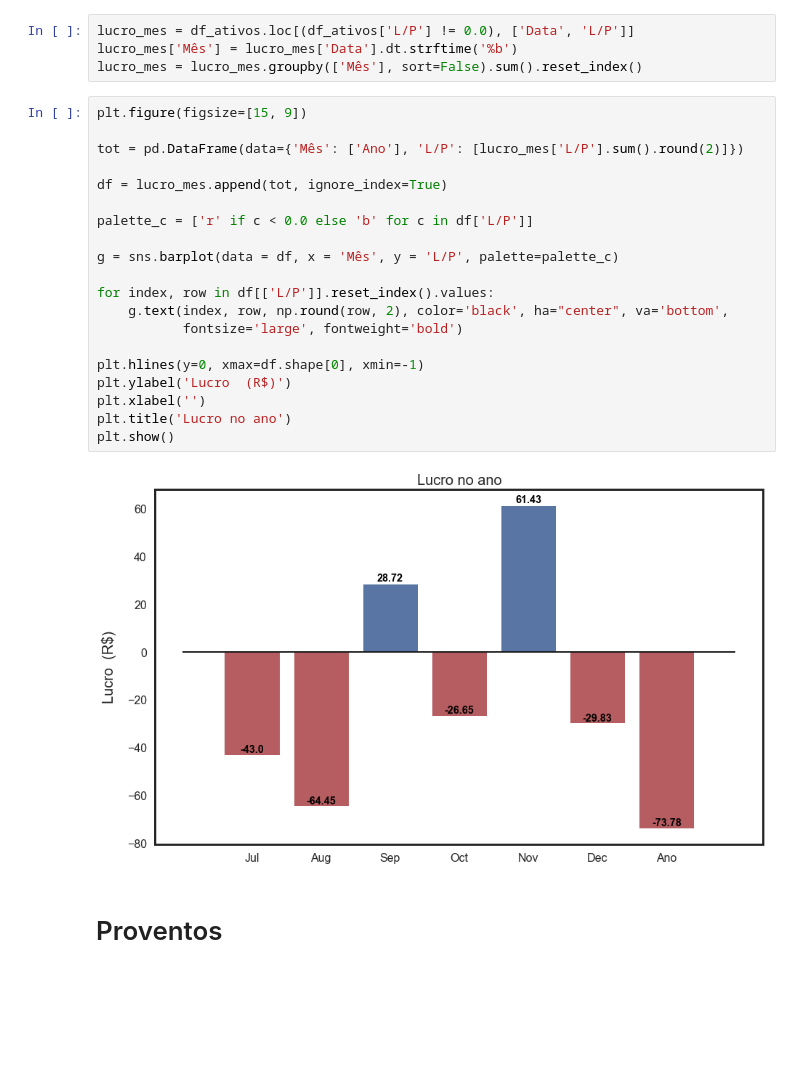
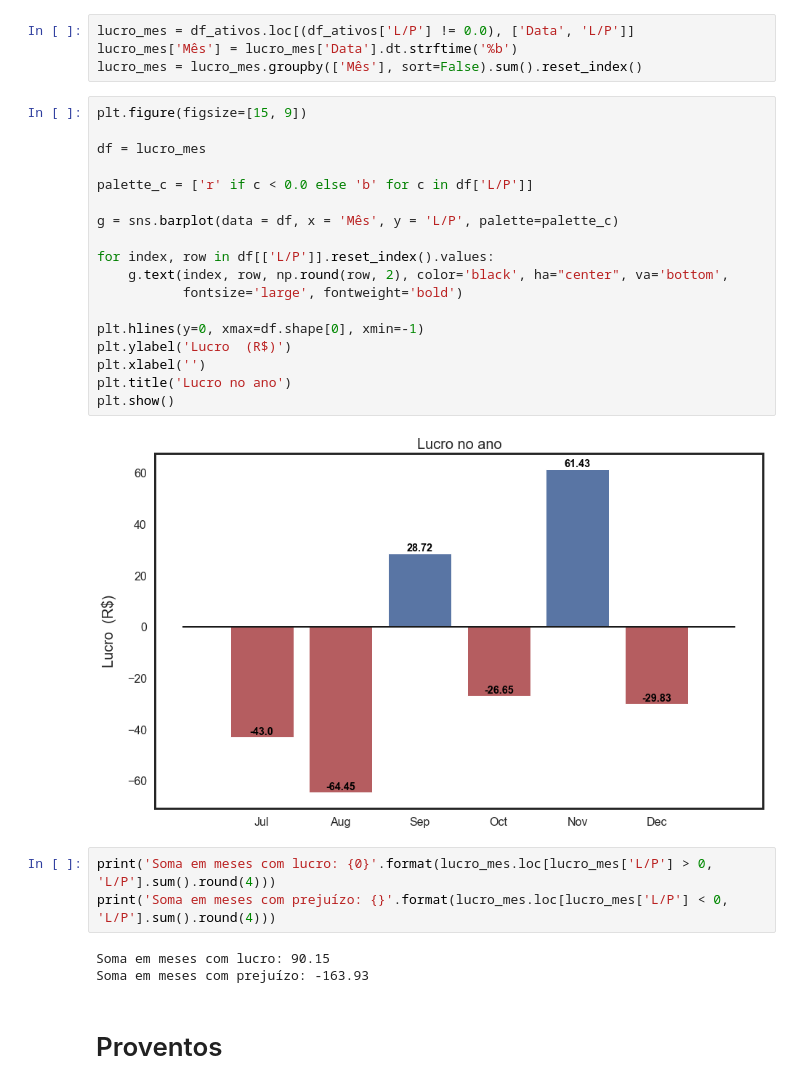
Before and after one commit to RGivisiez/controle-B3, a Jupyter notebook: Imposto de renda.ipynb, the cells around one changed output. Cells and saved outputs as stored; diff of their text form; blank space fills up the shorter version.

Commit message:
Adicionei o print da soma total dos lucros e prejuízos.

```diff
--- a/Imposto de renda.ipynb
+++ b/Imposto de renda.ipynb
@@ -136,25 +138,29 @@ lucro_mes = lucro_mes.groupby(['Mês'], sort=False).sum().reset_index()
 # %%
 plt.figure(figsize=[15, 9])
 
-tot = pd.DataFrame(data={'Mês': ['Ano'], 'L/P': [lucro_mes['L/P'].sum().round(2)]})
-
-df = lucro_mes.append(tot, ignore_index=True)
+df = lucro_mes
 
 palette_c = ['r' if c < 0.0 else 'b' for c in df['L/P']]
 
 g = sns.barplot(data = df, x = 'Mês', y = 'L/P', palette=palette_c)
 
 for index, row in df[['L/P']].reset_index().values:
     g.text(index, row, np.round(row, 2), color='black', ha="center", va='bottom',
            fontsize='large', fontweight='bold')
 
 plt.hlines(y=0, xmax=df.shape[0], xmin=-1)
 plt.ylabel('Lucro  (R$)')
 plt.xlabel('')
 plt.title('Lucro no ano')
 plt.show()
 # %% [output]
-[figure, old version]
+[figure, new version]
+# %%
+print('Soma em meses com lucro: {0}'.format(lucro_mes.loc[lucro_mes['L/P'] > 0, 'L/P'].sum().round(4)))
+print('Soma em meses com prejuízo: {}'.format(lucro_mes.loc[lucro_mes['L/P'] < 0, 'L/P'].sum().round(4)))
+# %% [output]
+Soma em meses com lucro: 90.15
+Soma em meses com prejuízo: -163.93
 # %% [markdown]
 # Proventos
 # %%
```
Also changed, not shown: parts of 3 cells of this notebook, 1 other file.
